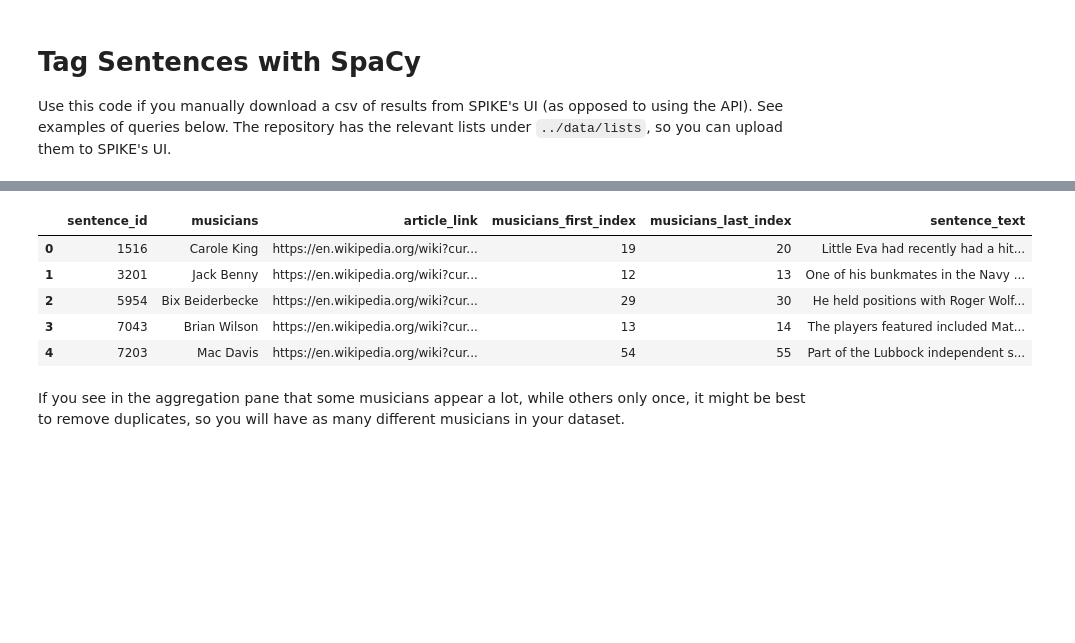
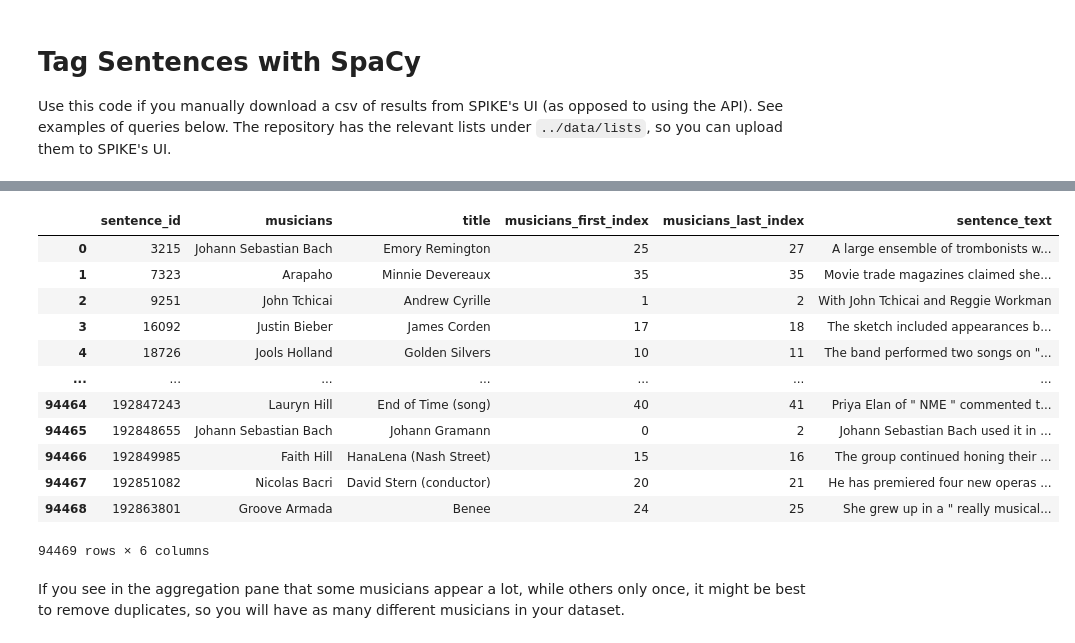
Before and after one commit to allenai/spike-ds-tutorials, a Jupyter notebook: src/tag_sentences.ipynb, the cells around one changed output, grey strips where cells are left out. Saved outputs shown, nothing was run; the diff lists cells and outputs as text; code cells hidden in the pictures; blank space fills up the shorter version.

```diff
--- a/src/tag_sentences.ipynb
+++ b/src/tag_sentences.ipynb
@@ -21,14 +21,21 @@ Upload the list to spike, and run a simple query with this list in the basic sea
 Simply run this query and click on "Download CSV" and name the file `simple_musicians.csv`.
 # %%
 df = pd.read_csv('../data/queries/simple_musicians.csv')
-df.head()
+df
 # %% [output]
-|  | sentence_id | musicians | article_link | musicians_first_index | musicians_last_index | sentence_text |
-| 0 | 1516 | Carole King | https://en.wikipedia.org/wiki?cur... | 19 | 20 | Little Eva had recently had a hit... |
-| 1 | 3201 | Jack Benny | https://en.wikipedia.org/wiki?cur... | 12 | 13 | One of his bunkmates in the Navy ... |
-| 2 | 5954 | Bix Beiderbecke | https://en.wikipedia.org/wiki?cur... | 29 | 30 | He held positions with Roger Wolf... |
-| 3 | 7043 | Brian Wilson | https://en.wikipedia.org/wiki?cur... | 13 | 14 | The players featured included Mat... |
-| 4 | 7203 | Mac Davis | https://en.wikipedia.org/wiki?cur... | 54 | 55 | Part of the Lubbock independent s... |
+|  | sentence_id | musicians | title | musicians_first_index | musicians_last_index | sentence_text |
+| 0 | 3215 | Johann Sebastian Bach | Emory Remington | 25 | 27 | A large ensemble of trombonists w... |
+| 1 | 7323 | Arapaho | Minnie Devereaux | 35 | 35 | Movie trade magazines claimed she... |
+| 2 | 9251 | John Tchicai | Andrew Cyrille | 1 | 2 | With John Tchicai and Reggie Workman |
+| 3 | 16092 | Justin Bieber | James Corden | 17 | 18 | The sketch included appearances b... |
+| 4 | 18726 | Jools Holland | Golden Silvers | 10 | 11 | The band performed two songs on "... |
+| ... | ... | ... | ... | ... | ... | ... |
+| 94464 | 192847243 | Lauryn Hill | End of Time (song) | 40 | 41 | Priya Elan of " NME " commented t... |
+| 94465 | 192848655 | Johann Sebastian Bach | Johann Gramann | 0 | 2 | Johann Sebastian Bach used it in ... |
+| 94466 | 192849985 | Faith Hill | HanaLena (Nash Street) | 15 | 16 | The group continued honing their ... |
+| 94467 | 192851082 | Nicolas Bacri | David Stern (conductor) | 20 | 21 | He has premiered four new operas ... |
+| 94468 | 192863801 | Groove Armada | Benee | 24 | 25 | She grew up in a " really musical... |
+94469 rows × 6 columns
 # %% [markdown]
 If you see in the aggregation pane that some musicians appear a lot, while others only once, it might be best to remove duplicates, so you will have as many different musicians in your dataset.
 # %%
```
Also changed, not shown: parts of 13 cells of this notebook, 2 other files.
